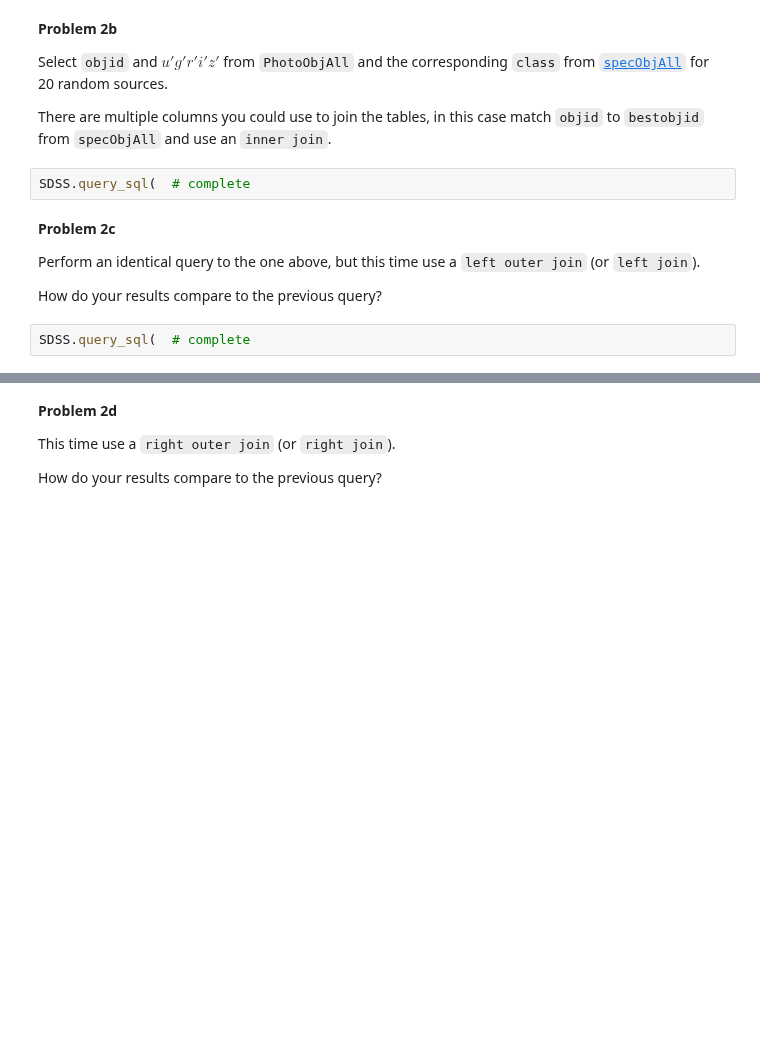
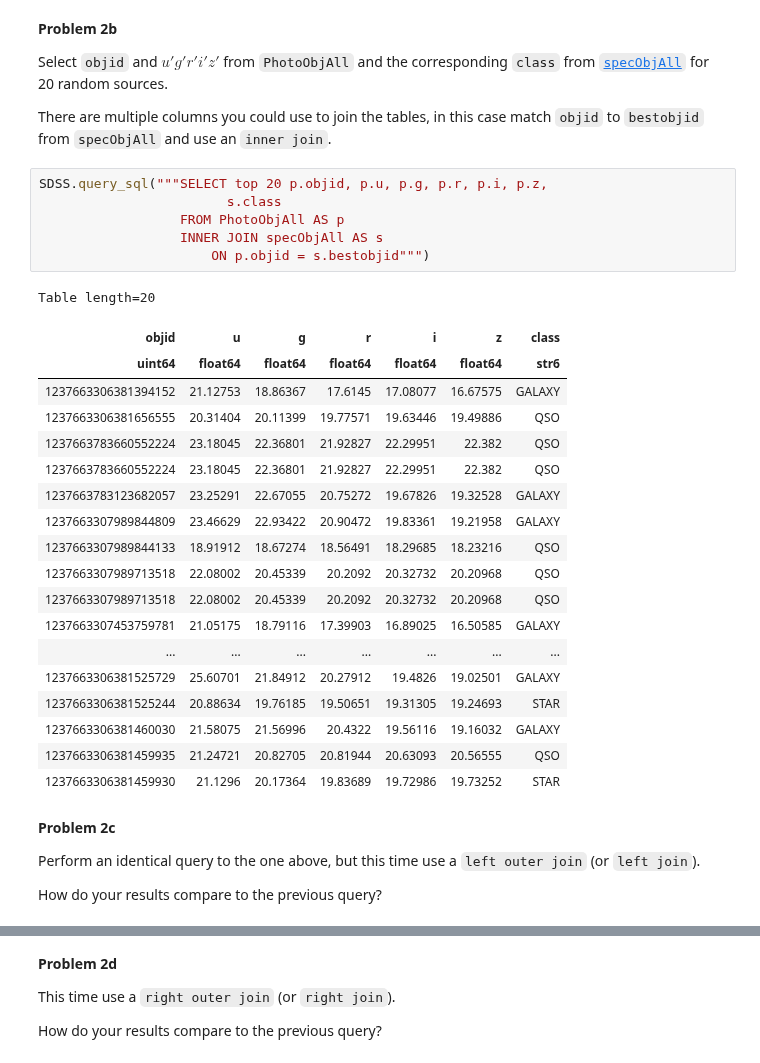
Before and after one commit to ASTR154/sql-tutorial, a Jupyter notebook: IntroToSQLite.ipynb, the cells around one changed output, grey strips where cells are left out. Drawn from its saved outputs; the diff is of its cells as text; blank space fills up the shorter version.

```diff
--- a/IntroToSQLite.ipynb
+++ b/IntroToSQLite.ipynb
@@ -115,13 +164,35 @@ Specialized versions of the `outer join` include the `left join` and `right join
 Select `objid` and $u'g'r'i'z'$ from `PhotoObjAll` and the corresponding `class` from [`specObjAll`](https://skyserver.sdss.org/dr13/en/help/docs/tabledesc.aspx?name=SpecObjAll) for 20 random sources.
 
 There are multiple columns you could use to join the tables, in this case match `objid` to `bestobjid` from `specObjAll` and use an `inner join`.
-# %%
-SDSS.query_sql(  # complete
+# %%
+SDSS.query_sql("""SELECT top 20 p.objid, p.u, p.g, p.r, p.i, p.z,
+                        s.class
+                  FROM PhotoObjAll AS p
+                  INNER JOIN specObjAll AS s
+                      ON p.objid = s.bestobjid""")
+# %% [output]
+Table length=20
+| objid | u | g | r | i | z | class |
+| uint64 | float64 | float64 | float64 | float64 | float64 | str6 |
+| 1237663306381394152 | 21.12753 | 18.86367 | 17.6145 | 17.08077 | 16.67575 | GALAXY |
+| 1237663306381656555 | 20.31404 | 20.11399 | 19.77571 | 19.63446 | 19.49886 | QSO |
+| 1237663783660552224 | 23.18045 | 22.36801 | 21.92827 | 22.29951 | 22.382 | QSO |
+| 1237663783660552224 | 23.18045 | 22.36801 | 21.92827 | 22.29951 | 22.382 | QSO |
+| 1237663783123682057 | 23.25291 | 22.67055 | 20.75272 | 19.67826 | 19.32528 | GALAXY |
+| 1237663307989844809 | 23.46629 | 22.93422 | 20.90472 | 19.83361 | 19.21958 | GALAXY |
+| 1237663307989844133 | 18.91912 | 18.67274 | 18.56491 | 18.29685 | 18.23216 | QSO |
+| 1237663307989713518 | 22.08002 | 20.45339 | 20.2092 | 20.32732 | 20.20968 | QSO |
+| 1237663307989713518 | 22.08002 | 20.45339 | 20.2092 | 20.32732 | 20.20968 | QSO |
+| 1237663307453759781 | 21.05175 | 18.79116 | 17.39903 | 16.89025 | 16.50585 | GALAXY |
+| ... | ... | ... | ... | ... | ... | ... |
+| 1237663306381525729 | 25.60701 | 21.84912 | 20.27912 | 19.4826 | 19.02501 | GALAXY |
+| 1237663306381525244 | 20.88634 | 19.76185 | 19.50651 | 19.31305 | 19.24693 | STAR |
+| 1237663306381460030 | 21.58075 | 21.56996 | 20.4322 | 19.56116 | 19.16032 | GALAXY |
+| 1237663306381459935 | 21.24721 | 20.82705 | 20.81944 | 20.63093 | 20.56555 | QSO |
+| 1237663306381459930 | 21.1296 | 20.17364 | 19.83689 | 19.72986 | 19.73252 | STAR |
 # %% [markdown]
 **Problem 2c**
 
 Perform an identical query to the one above, but this time use a `left outer join` (or `left join`).
 
 How do your results compare to the previous query?
-# %%
-SDSS.query_sql(  # complete
```
Also changed, not shown: parts of 13 cells of this notebook.
